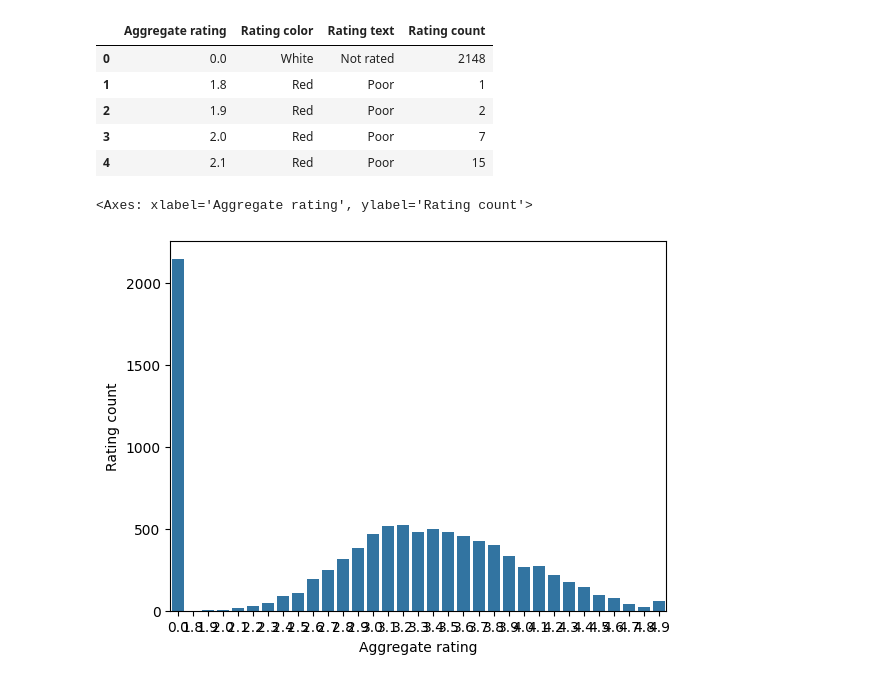
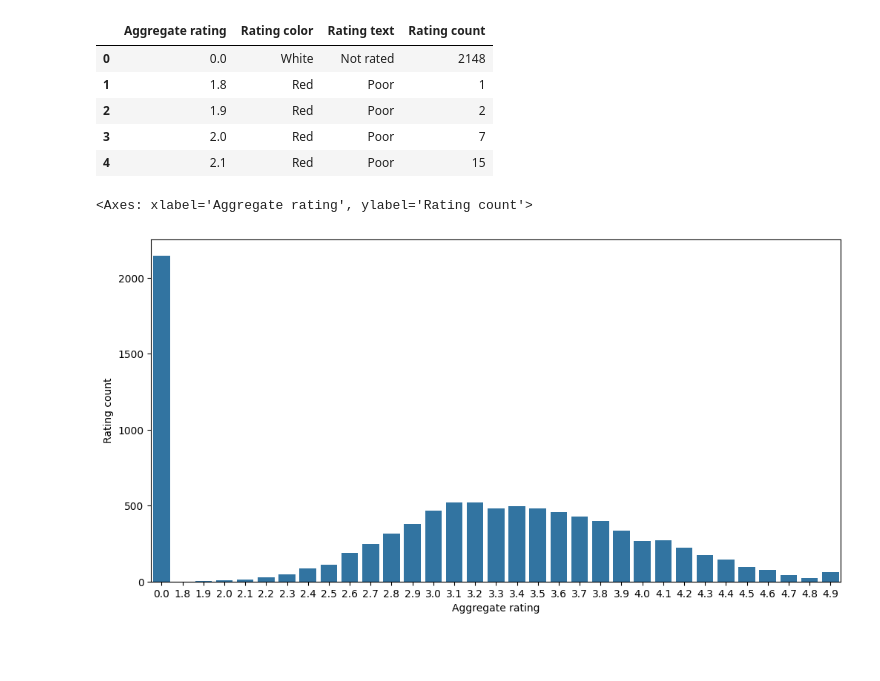
Before and after one commit to Aadeshsingh-11/EDA-with-Python, a Jupyter notebook: Zomatodataset/Untitled.ipynb, the cells around one changed output. Cells and saved outputs as stored; diff of their text form; code cells hidden in the pictures; blank space fills up the shorter version.

```diff
--- a/Zomatodataset/Untitled.ipynb
+++ b/Zomatodataset/Untitled.ipynb
@@ -217,7 +217,9 @@ rating.head()
 | 3 | 2.0 | Red | Poor | 7 |
 | 4 | 2.1 | Red | Poor | 15 |
 # %%
+import matplotlib
+matplotlib.rcParams['figure.figsize']=(12,6)
 sns.barplot(x="Aggregate rating",y="Rating count",data=rating)
 # %% [output]
 <Axes: xlabel='Aggregate rating', ylabel='Rating count'>
-[figure, old version]
+[figure, new version]
```
Also changed, not shown: parts of 25 cells of this notebook.
